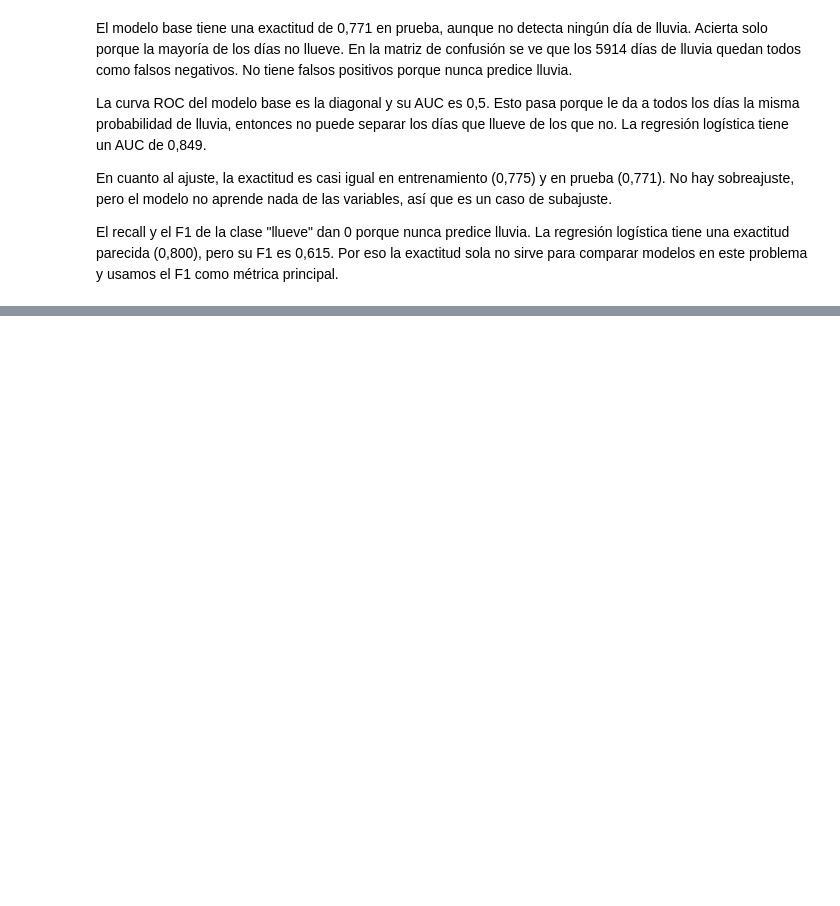
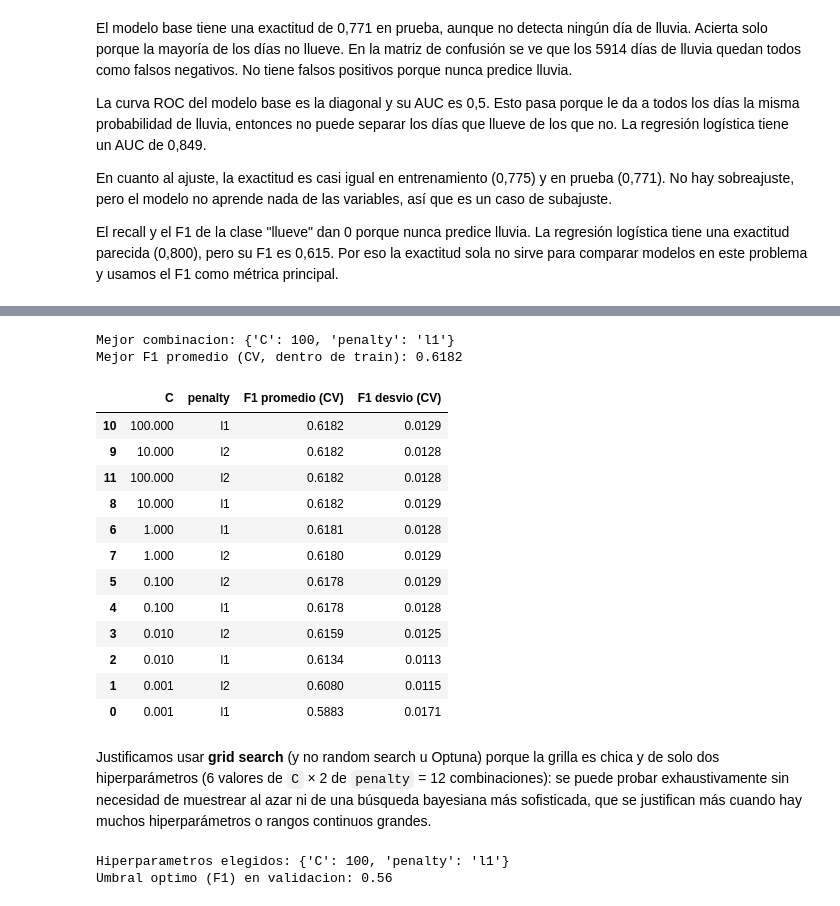
Before and after one commit to fabriziopaladini/AA1-TUIA-Aguirre-Gambande-Paladini, a Jupyter notebook: TP_2/TP-clasificacion-AA1.ipynb, the cells around one changed output, grey strips where cells are left out. Drawn from its saved outputs; the diff is of its cells as text; code cells hidden in the pictures; blank space fills up the shorter version.

```diff
--- a/TP_2/TP-clasificacion-AA1.ipynb
+++ b/TP_2/TP-clasificacion-AA1.ipynb
@@ -1455,0 +1471,61 @@ El recall y el F1 de la clase "llueve" dan 0 porque nunca predice lluvia. La reg
+# %%
+# Busqueda de hiperparametros con GridSearchCV + TimeSeriesSplit (dentro de train)
+from sklearn.model_selection import GridSearchCV, TimeSeriesSplit
+
+param_grid = {
+    "C": [0.001, 0.01, 0.1, 1, 10, 100],
+    "penalty": ["l1", "l2"],
+}
+
+# liblinear admite tanto L1 como L2 (lbfgs, el que veniamos usando, solo admite L2)
+modelo_base_grid = LogisticRegression(class_weight="balanced", solver="liblinear",
+                                       max_iter=2000, random_state=RANDOM_STATE)
+
+cv_temporal = TimeSeriesSplit(n_splits=5)
+
+grid_search = GridSearchCV(modelo_base_grid, param_grid, scoring="f1", cv=cv_temporal, n_jobs=-1)
+grid_search.fit(X_train, y_train)
+
+print("Mejor combinacion:", grid_search.best_params_)
+print("Mejor F1 promedio (CV, dentro de train):", round(grid_search.best_score_, 4))
+# %% [output]
+Mejor combinacion: {'C': 100, 'penalty': 'l1'}
+Mejor F1 promedio (CV, dentro de train): 0.6182
+# %%
+# Tabla con el F1 promedio de cada combinacion de la grilla, ordenada de mejor a peor
+resultados_grid = pd.DataFrame(grid_search.cv_results_)[["param_C", "param_penalty", "mean_test_score", "std_test_score"]]
+resultados_grid = resultados_grid.rename(columns={"param_C": "C", "param_penalty": "penalty",
+                                                   "mean_test_score": "F1 promedio (CV)", "std_test_score": "F1 desvio (CV)"})
+resultados_grid.sort_values("F1 promedio (CV)", ascending=False).round(4)
+# %% [output]
+|  | C | penalty | F1 promedio (CV) | F1 desvio (CV) |
+| 10 | 100.000 | l1 | 0.6182 | 0.0129 |
+| 9 | 10.000 | l2 | 0.6182 | 0.0128 |
+| 11 | 100.000 | l2 | 0.6182 | 0.0128 |
+| 8 | 10.000 | l1 | 0.6182 | 0.0129 |
+| 6 | 1.000 | l1 | 0.6181 | 0.0128 |
+| 7 | 1.000 | l2 | 0.6180 | 0.0129 |
+| 5 | 0.100 | l2 | 0.6178 | 0.0129 |
+| 4 | 0.100 | l1 | 0.6178 | 0.0128 |
+| 3 | 0.010 | l2 | 0.6159 | 0.0125 |
+| 2 | 0.010 | l1 | 0.6134 | 0.0113 |
+| 1 | 0.001 | l2 | 0.6080 | 0.0115 |
+| 0 | 0.001 | l1 | 0.5883 | 0.0171 |
+# %% [markdown]
+Justificamos usar **grid search** (y no random search u Optuna) porque la grilla es chica y de solo dos hiperparámetros (6 valores de `C` × 2 de `penalty` = 12 combinaciones): se puede probar exhaustivamente sin necesidad de muestrear al azar ni de una búsqueda bayesiana más sofisticada, que se justifican más cuando hay muchos hiperparámetros o rangos continuos grandes.
+# %%
+# Reentrenamos con los mejores hiperparametros sobre todo train, y buscamos su propio umbral optimo en validacion
+# (cada combinacion de hiperparametros puede tener un umbral optimo distinto, por eso no reusamos el de la Consigna 2)
+modelo_tuneado = LogisticRegression(class_weight="balanced", solver="liblinear", max_iter=2000,
+                                     random_state=RANDOM_STATE, **grid_search.best_params_)
+modelo_tuneado.fit(X_train, y_train)
+
+y_prob_tuneado = modelo_tuneado.predict_proba(X_val)[:, 1]
+f1_por_umbral_tuneado = [f1_score(y_val, (y_prob_tuneado >= u).astype(int)) for u in umbrales]
+umbral_tuneado = umbrales[np.argmax(f1_por_umbral_tuneado)]
+
+print("Hiperparametros elegidos:", grid_search.best_params_)
+print("Umbral optimo (F1) en validacion:", round(umbral_tuneado, 2))
+# %% [output]
+Hiperparametros elegidos: {'C': 100, 'penalty': 'l1'}
+Umbral optimo (F1) en validacion: 0.56
```
Also changed, not shown: parts of 4 cells of this notebook.
